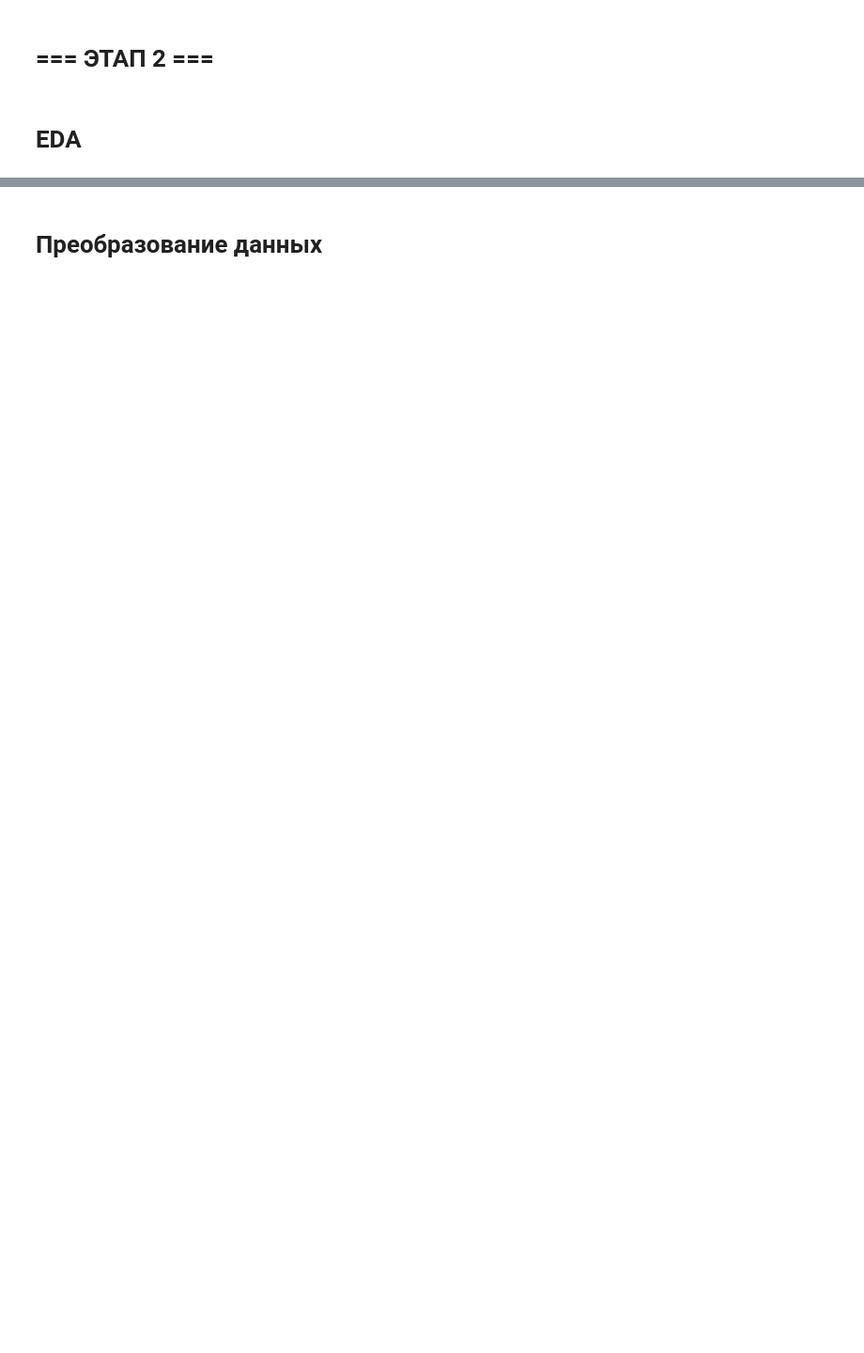
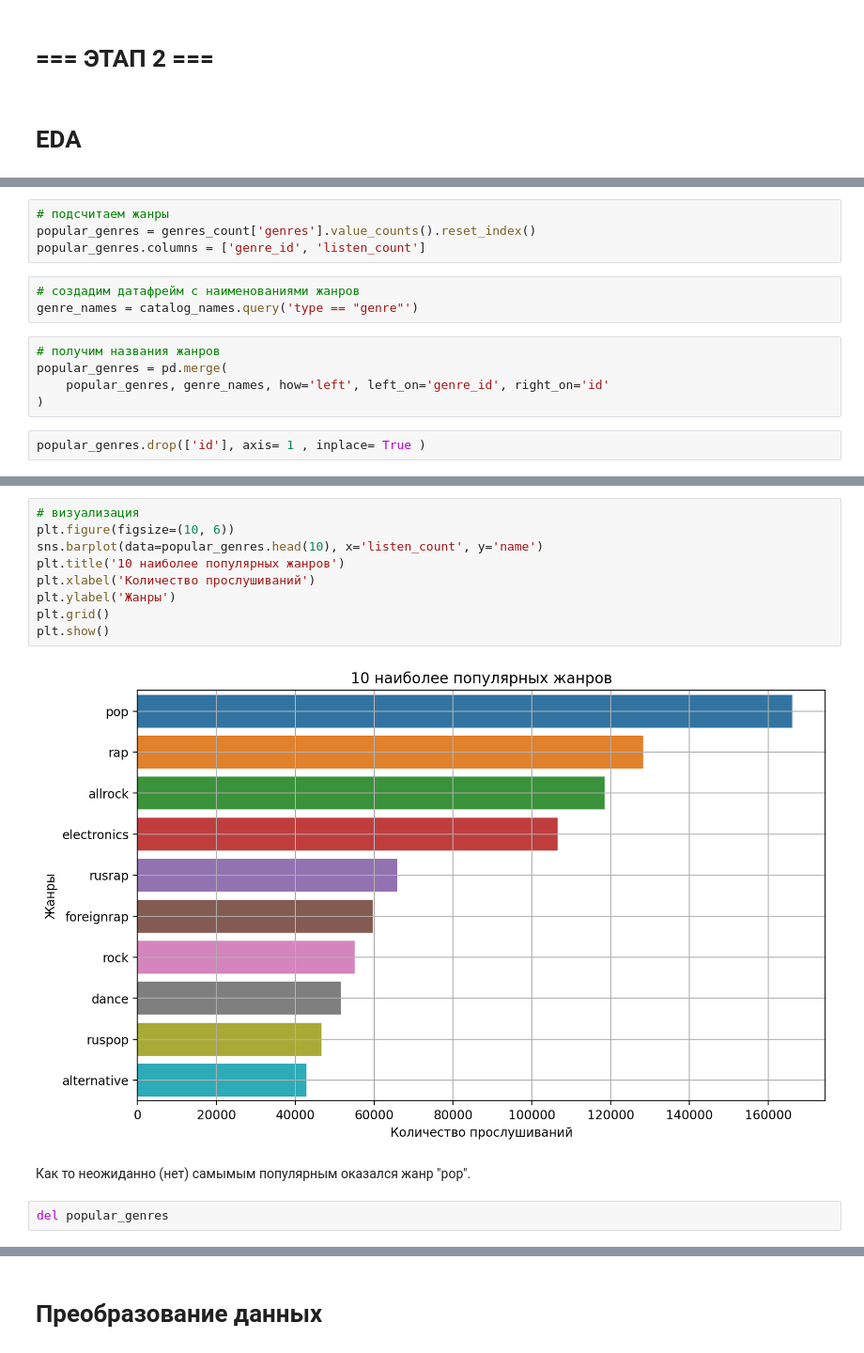
Before and after one commit to NikoMelnikov/mle-recsys-project, a Jupyter notebook: recommendations.ipynb, the cells around one changed output, grey strips where cells are left out. Shown at 94% size. Cells and saved outputs as stored; diff of their text form; blank space fills up the shorter version.

```diff
--- a/recommendations.ipynb
+++ b/recommendations.ipynb
@@ -443,0 +587,14 @@ user_id track_id
+# %%
+# подсчитаем жанры
+popular_genres = genres_count['genres'].value_counts().reset_index()
+popular_genres.columns = ['genre_id', 'listen_count']
+# %%
+# создадим датафрейм с наименованиями жанров
+genre_names = catalog_names.query('type == "genre"')
+# %%
+# получим названия жанров
+popular_genres = pd.merge(
+    popular_genres, genre_names, how='left', left_on='genre_id', right_on='id'
+)
+# %%
+popular_genres.drop(['id'], axis= 1 , inplace= True )
@@ -444 +610,16 @@ user_id track_id
+# %%
+# визуализация
+plt.figure(figsize=(10, 6))
+sns.barplot(data=popular_genres.head(10), x='listen_count', y='name')
+plt.title('10 наиболее популярных жанров')
+plt.xlabel('Количество прослушиваний')
+plt.ylabel('Жанры')
+plt.grid()
+plt.show()
+# %% [output]
+[figure, added]
+# %% [markdown]
+Как то неожиданно (нет) самымым популярным оказался жанр "pop".
+# %%
+del popular_genres
 # %% [markdown]
```
Also changed, not shown: parts of 122 cells of this notebook, 1 other file.
